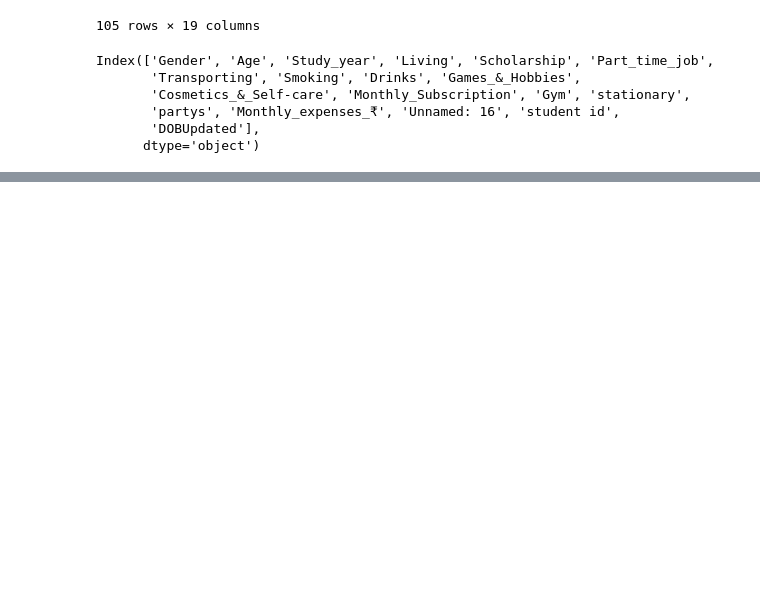
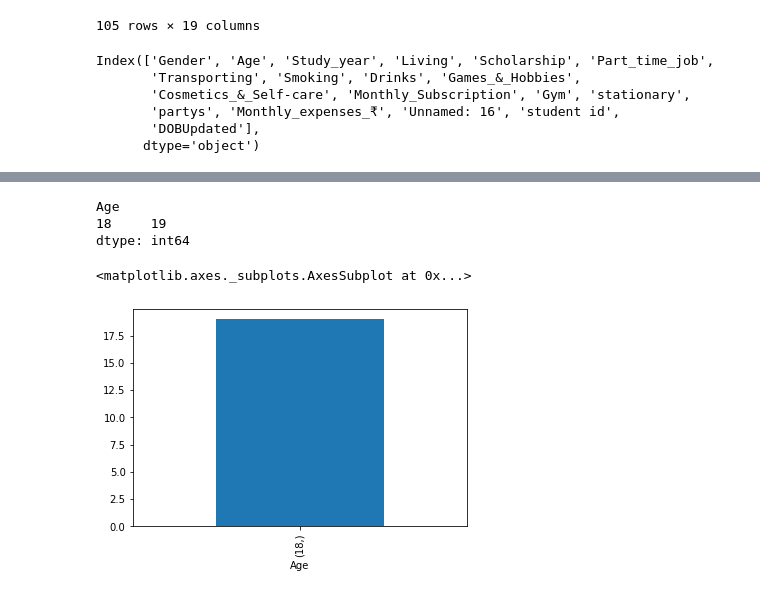
Before and after one commit to hamsasriveni/daefmlproject, a Jupyter notebook: studentsexpenses.ipynb, the cells around one changed output, grey strips where cells are left out. Saved outputs shown, nothing was run; the diff lists cells and outputs as text; code cells hidden in the pictures; blank space fills up the shorter version.

```diff
--- a/studentsexpenses.ipynb
+++ b/studentsexpenses.ipynb
@@ -1145,0 +1215,10 @@ Index(['Gender', 'Age', 'Study_year', 'Living', 'Scholarship', 'Part_time_job',
+# %%
+# Visualize frequency count of Age group of [3,9,18,27] using bar graph
+print(df.loc[df.Age.isin([3,9,18,27]),['Age']].value_counts())
+df.loc[df.Age.isin([3,9,18,27]),['Age']].value_counts().plot.bar()
+# %% [output]
+Age
+18     19
+dtype: int64
+<matplotlib.axes._subplots.AxesSubplot at 0x...>
+[figure, added]
```
Also changed, not shown: parts of 57 cells of this notebook.
